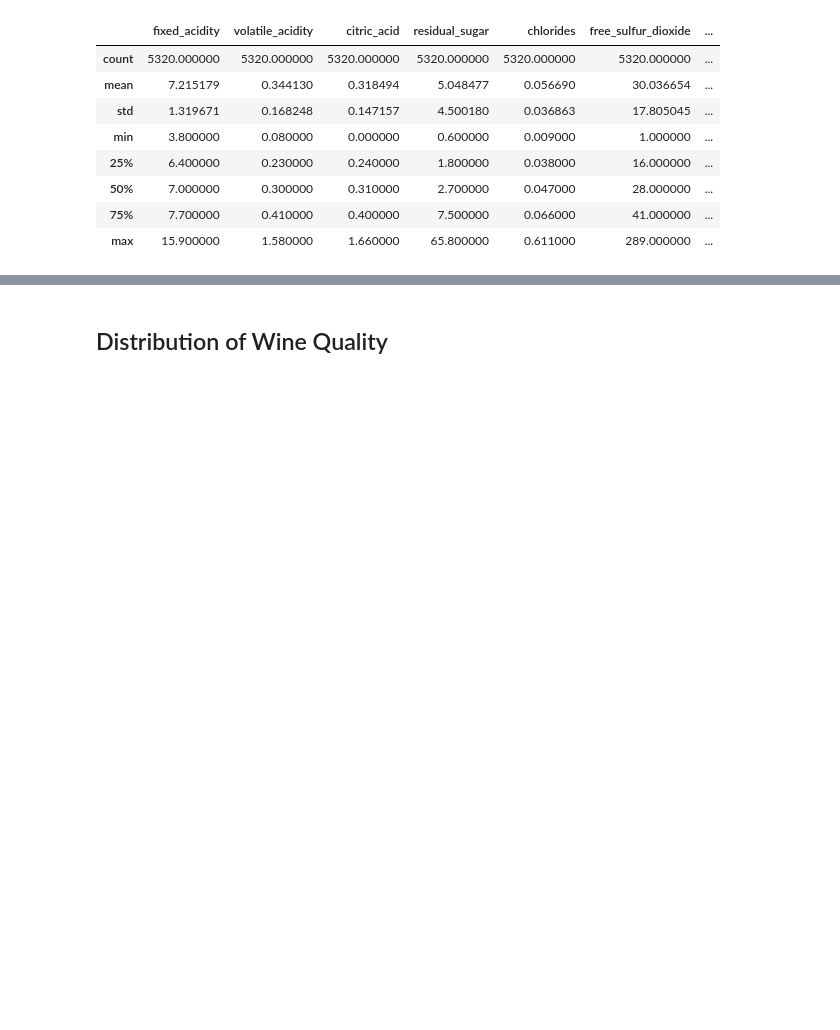
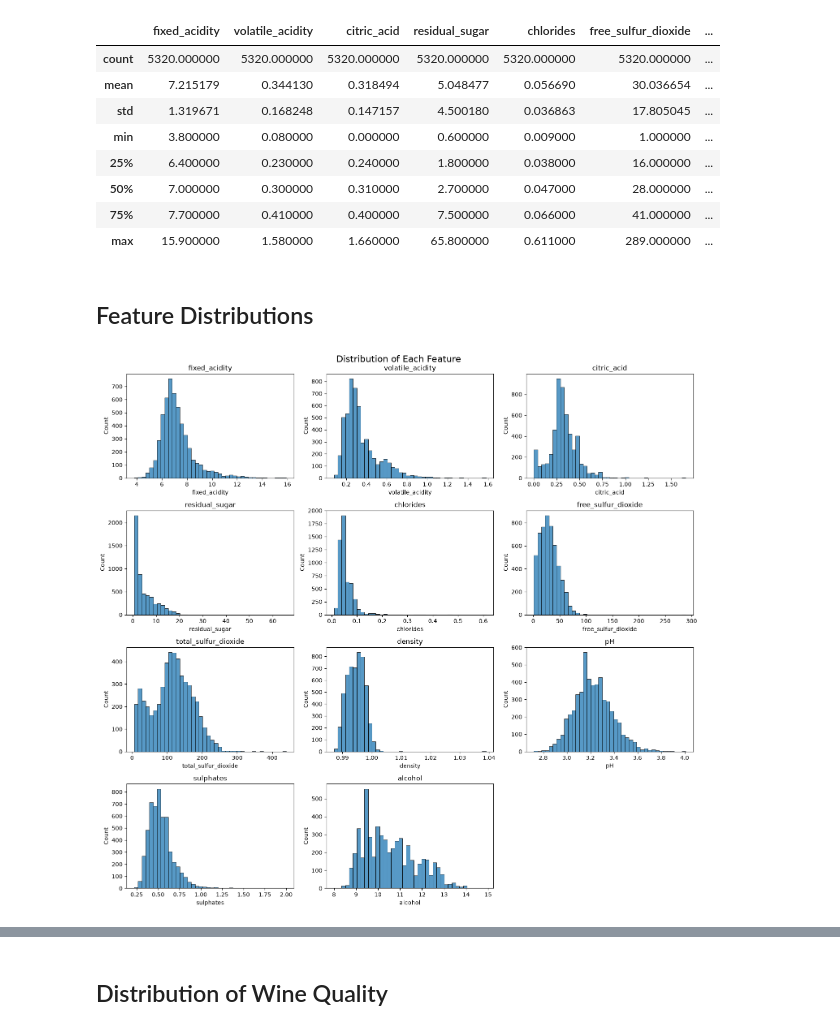
Before and after one commit to renjen/AAI150, a Jupyter notebook: notebooks/02_eda.ipynb, the cells around one changed output, grey strips where cells are left out. Cells and saved outputs as stored; diff of their text form; code cells hidden in the pictures; blank space fills up the shorter version.

```diff
--- a/notebooks/02_eda.ipynb
+++ b/notebooks/02_eda.ipynb
@@ -66,3 +66,26 @@ data.describe()
 | 50% | 7.000000 | 0.300000 | 0.310000 | 2.700000 | 0.047000 | 28.000000 | ... |
 | 75% | 7.700000 | 0.410000 | 0.400000 | 7.500000 | 0.066000 | 41.000000 | ... |
 | max | 15.900000 | 1.580000 | 1.660000 | 65.800000 | 0.611000 | 289.000000 | ... |
+# %% [markdown]
+## Feature Distributions
+# %%
+features = [
+    "fixed_acidity", "volatile_acidity", "citric_acid", "residual_sugar",
+    "chlorides", "free_sulfur_dioxide", "total_sulfur_dioxide", "density",
+    "pH", "sulphates", "alcohol"
+]
+# %%
+fig, axes = plt.subplots(4, 3, figsize=(15, 14))
+axes = axes.flatten()
+
+for i, feature in enumerate(features):
+    sns.histplot(data=data, x=feature, bins=40, ax=axes[i])
+    axes[i].set_title(feature)
+
+axes[-1].set_visible(False)
+
+plt.suptitle("Distribution of Each Feature", fontsize=16)
+plt.tight_layout()
+plt.show()
+# %% [output]
+[figure, added]
```
Also changed, not shown: parts of 24 cells of this notebook, 8 other files.
